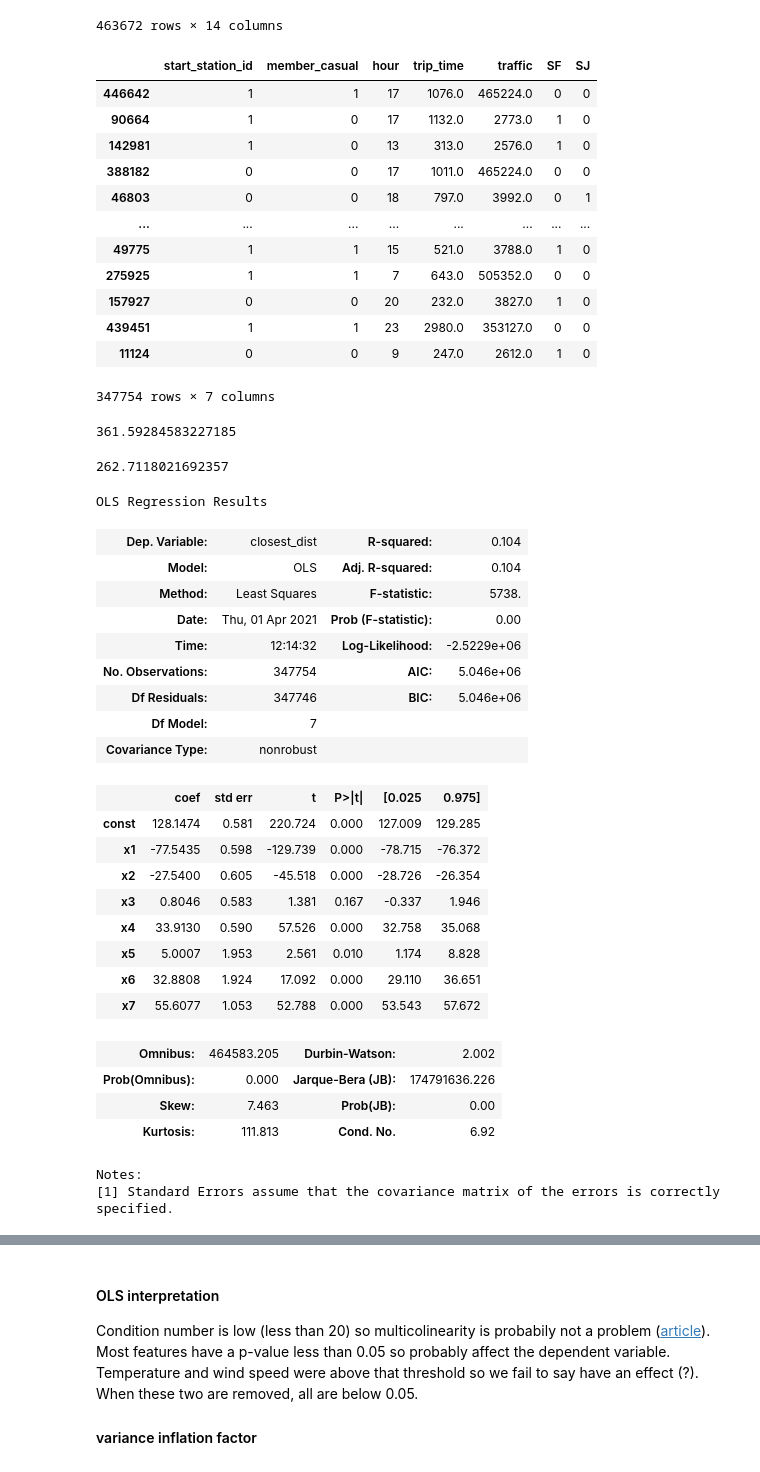
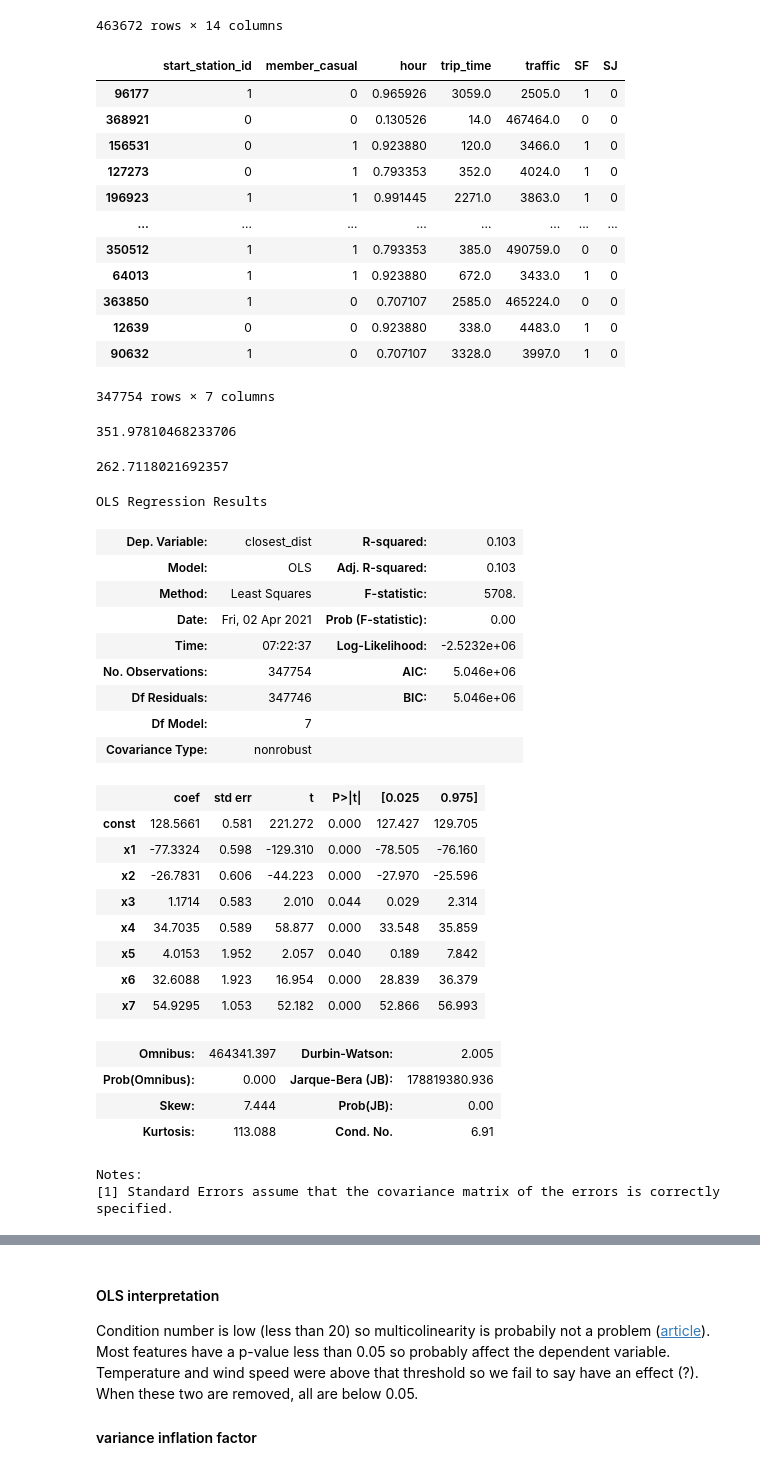
Before and after one commit to nick-kopy/Modeling-Electric-Rental-Bike-Lock-Ups, a Jupyter notebook: cap2.ipynb, the cells around one changed output, grey strips where cells are left out. Cells and saved outputs as stored; diff of their text form; code cells hidden in the pictures.

```diff
--- a/cap2.ipynb
+++ b/cap2.ipynb
@@ -1223,37 +1221,41 @@ df1
 # %%
 # splitting data up
 
 X = df1.copy()
 
 y = X['closest_dist']
 
 X = pd.concat([X, pd.get_dummies(X['city'], drop_first=True)], axis=1)
 
 # maybe drop TEMP too
 X = X.drop(columns=['end_station_id', 'date', 'closest_id', 'closest_dist',
                     'end_lat', 'end_lng', 'city', 'TEMP', 'WDSP'])
 
+X['hour'] = X['hour'].apply(lambda x: math.sin(x/(24/math.pi)))
+#X['trip_time'] = X['trip_time'].apply(lambda x: 0 if x == 0 else math.log10(x))
+
+
 #X.rename(columns={'start_station_id':'docked_at_start', 'hour':'hour_of_day', 'member_casual':'member'})
 
 # EXPERIMENTAL
 # y = y.apply(lambda x: 0 if x == 0 else math.log10(x))
 
 X_train, X_test, y_train, y_test = train_test_split(X, y)
 
 X_train
 # %% [output]
 |  | start_station_id | member_casual | hour | trip_time | traffic | SF | SJ |
-| 446642 | 1 | 1 | 17 | 1076.0 | 465224.0 | 0 | 0 |
-| 90664 | 1 | 0 | 17 | 1132.0 | 2773.0 | 1 | 0 |
-| 142981 | 1 | 0 | 13 | 313.0 | 2576.0 | 1 | 0 |
-| 388182 | 0 | 0 | 17 | 1011.0 | 465224.0 | 0 | 0 |
-| 46803 | 0 | 0 | 18 | 797.0 | 3992.0 | 0 | 1 |
+| 96177 | 1 | 0 | 0.965926 | 3059.0 | 2505.0 | 1 | 0 |
+| 368921 | 0 | 0 | 0.130526 | 14.0 | 467464.0 | 0 | 0 |
+| 156531 | 0 | 1 | 0.923880 | 120.0 | 3466.0 | 1 | 0 |
+| 127273 | 0 | 1 | 0.793353 | 352.0 | 4024.0 | 1 | 0 |
+| 196923 | 1 | 1 | 0.991445 | 2271.0 | 3863.0 | 1 | 0 |
 | ... | ... | ... | ... | ... | ... | ... | ... |
-| 49775 | 1 | 1 | 15 | 521.0 | 3788.0 | 1 | 0 |
-| 275925 | 1 | 1 | 7 | 643.0 | 505352.0 | 0 | 0 |
-| 157927 | 0 | 0 | 20 | 232.0 | 3827.0 | 1 | 0 |
-| 439451 | 1 | 1 | 23 | 2980.0 | 353127.0 | 0 | 0 |
-| 11124 | 0 | 0 | 9 | 247.0 | 2612.0 | 1 | 0 |
+| 350512 | 1 | 1 | 0.793353 | 385.0 | 490759.0 | 0 | 0 |
+| 64013 | 1 | 1 | 0.923880 | 672.0 | 3433.0 | 1 | 0 |
+| 363850 | 1 | 0 | 0.707107 | 2585.0 | 465224.0 | 0 | 0 |
+| 12639 | 0 | 0 | 0.923880 | 338.0 | 4483.0 | 1 | 0 |
+| 90632 | 1 | 0 | 0.707107 | 3328.0 | 3997.0 | 1 | 0 |
 347754 rows × 7 columns
 # %%
 # baseline model. Trying to get an RMSE better than 270!
@@ -1262,7 +1264,7 @@ y_base = np.ones(y_test.shape[0])*(y_train.mean())
 
 mean_squared_error(y_test, y_base)**0.5
 # %% [output]
-361.59284583227185
+351.97810468233706
 # %%
 # Scaling data
 scaler = StandardScaler()
@@ -1290,28 +1292,28 @@ model2 = sm.OLS(y_train, X_train_scaled, hasconst=True).fit()
 model2.summary()
 # %% [output]
 OLS Regression Results
-| Dep. Variable: | closest_dist | R-squared: | 0.104 |
-| Model: | OLS | Adj. R-squared: | 0.104 |
-| Method: | Least Squares | F-statistic: | 5738. |
-| Date: | Thu, 01 Apr 2021 | Prob (F-statistic): | 0.00 |
-| Time: | 12:14:32 | Log-Likelihood: | -2.5229e+06 |
+| Dep. Variable: | closest_dist | R-squared: | 0.103 |
+| Model: | OLS | Adj. R-squared: | 0.103 |
+| Method: | Least Squares | F-statistic: | 5708. |
+| Date: | Fri, 02 Apr 2021 | Prob (F-statistic): | 0.00 |
+| Time: | 07:22:37 | Log-Likelihood: | -2.5232e+06 |
 | No. Observations: | 347754 | AIC: | 5.046e+06 |
 | Df Residuals: | 347746 | BIC: | 5.046e+06 |
 | Df Model: | 7 |  |  |
 | Covariance Type: | nonrobust |  |  |
 |  | coef | std err | t | P>|t| | [0.025 | 0.975] |
-| const | 128.1474 | 0.581 | 220.724 | 0.000 | 127.009 | 129.285 |
-| x1 | -77.5435 | 0.598 | -129.739 | 0.000 | -78.715 | -76.372 |
-| x2 | -27.5400 | 0.605 | -45.518 | 0.000 | -28.726 | -26.354 |
-| x3 | 0.8046 | 0.583 | 1.381 | 0.167 | -0.337 | 1.946 |
-| x4 | 33.9130 | 0.590 | 57.526 | 0.000 | 32.758 | 35.068 |
-| x5 | 5.0007 | 1.953 | 2.561 | 0.010 | 1.174 | 8.828 |
-| x6 | 32.8808 | 1.924 | 17.092 | 0.000 | 29.110 | 36.651 |
-| x7 | 55.6077 | 1.053 | 52.788 | 0.000 | 53.543 | 57.672 |
+| const | 128.5661 | 0.581 | 221.272 | 0.000 | 127.427 | 129.705 |
+| x1 | -77.3324 | 0.598 | -129.310 | 0.000 | -78.505 | -76.160 |
+| x2 | -26.7831 | 0.606 | -44.223 | 0.000 | -27.970 | -25.596 |
+| x3 | 1.1714 | 0.583 | 2.010 | 0.044 | 0.029 | 2.314 |
+| x4 | 34.7035 | 0.589 | 58.877 | 0.000 | 33.548 | 35.859 |
+| x5 | 4.0153 | 1.952 | 2.057 | 0.040 | 0.189 | 7.842 |
+| x6 | 32.6088 | 1.923 | 16.954 | 0.000 | 28.839 | 36.379 |
+| x7 | 54.9295 | 1.053 | 52.182 | 0.000 | 52.866 | 56.993 |
-| Omnibus: | 464583.205 | Durbin-Watson: | 2.002 |
-| Prob(Omnibus): | 0.000 | Jarque-Bera (JB): | 174791636.226 |
-| Skew: | 7.463 | Prob(JB): | 0.00 |
-| Kurtosis: | 111.813 | Cond. No. | 6.92 |
+| Omnibus: | 464341.397 | Durbin-Watson: | 2.005 |
+| Prob(Omnibus): | 0.000 | Jarque-Bera (JB): | 178819380.936 |
+| Skew: | 7.444 | Prob(JB): | 0.00 |
+| Kurtosis: | 113.088 | Cond. No. | 6.91 |
 Notes:
 [1] Standard Errors assume that the covariance matrix of the errors is correctly specified.
 # %%
```
Also changed, not shown: parts of 8 cells of this notebook, 3 other files.
